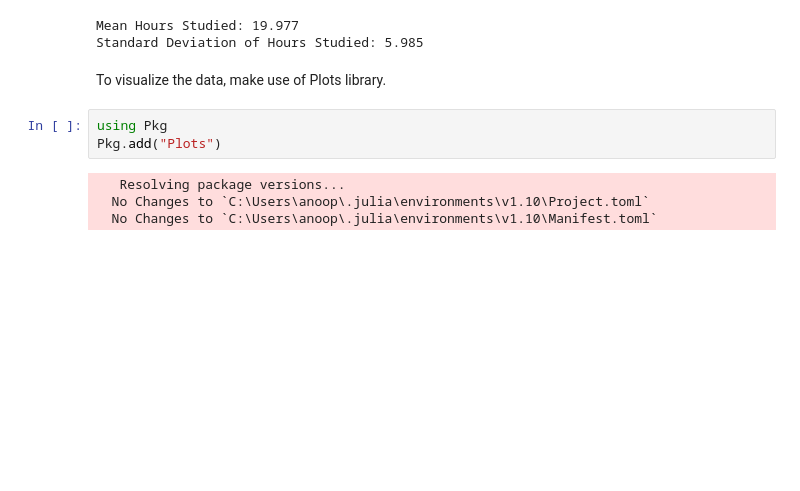
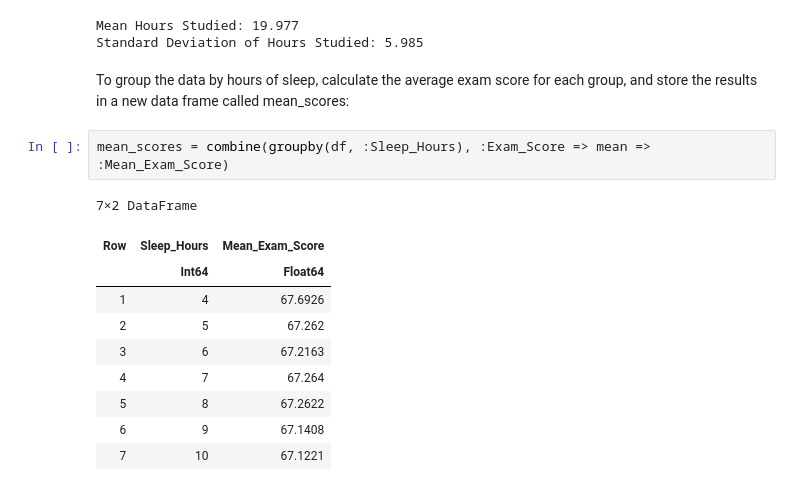
Before and after one commit to Jasper-Johansen/data_analysis_using_julia, a Jupyter notebook: Data_Analysis.ipynb, the cells around one changed output. Saved outputs shown, nothing was run; the diff lists cells and outputs as text; blank space fills up the shorter version.

```diff
--- a/Data_Analysis.ipynb
+++ b/Data_Analysis.ipynb
@@ -180,12 +169,18 @@ println("Standard Deviation of Hours Studied: ", std_hours)
 Mean Hours Studied: 19.977
 Standard Deviation of Hours Studied: 5.985
 # %% [markdown]
-To visualize the data, make use of Plots library.
+To group the data by hours of sleep, calculate the average exam score for each group, and store the results in a new data frame called mean_scores:
 # %%
-using Pkg
-Pkg.add("Plots")
+mean_scores = combine(groupby(df, :Sleep_Hours), :Exam_Score => mean => :Mean_Exam_Score)
 # %% [output]
-   Resolving package versions...
-  No Changes to `C:\Users\anoop\.julia\environments\v1.10\Project.toml`
-  No Changes to `C:\Users\anoop\.julia\environments\v1.10\Manifest.toml`
+7×2 DataFrame
+| Row | Sleep_Hours | Mean_Exam_Score |
+|  | Int64 | Float64 |
+| 1 | 4 | 67.6926 |
+| 2 | 5 | 67.262 |
+| 3 | 6 | 67.2163 |
+| 4 | 7 | 67.264 |
+| 5 | 8 | 67.2622 |
+| 6 | 9 | 67.1408 |
+| 7 | 10 | 67.1221 |
 # %% [markdown]
```
Also changed, not shown: parts of 8 cells of this notebook.
